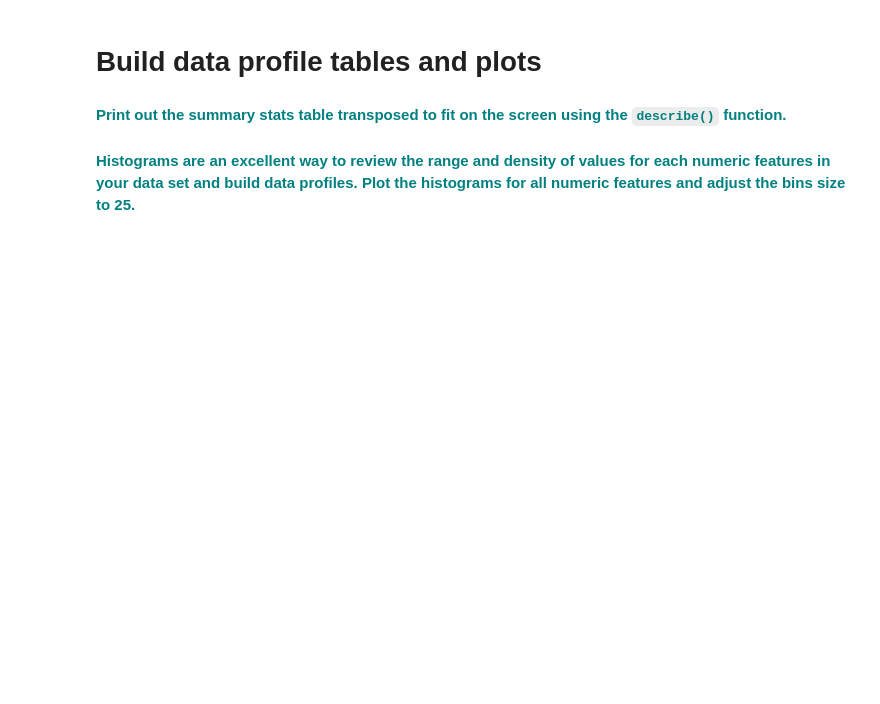
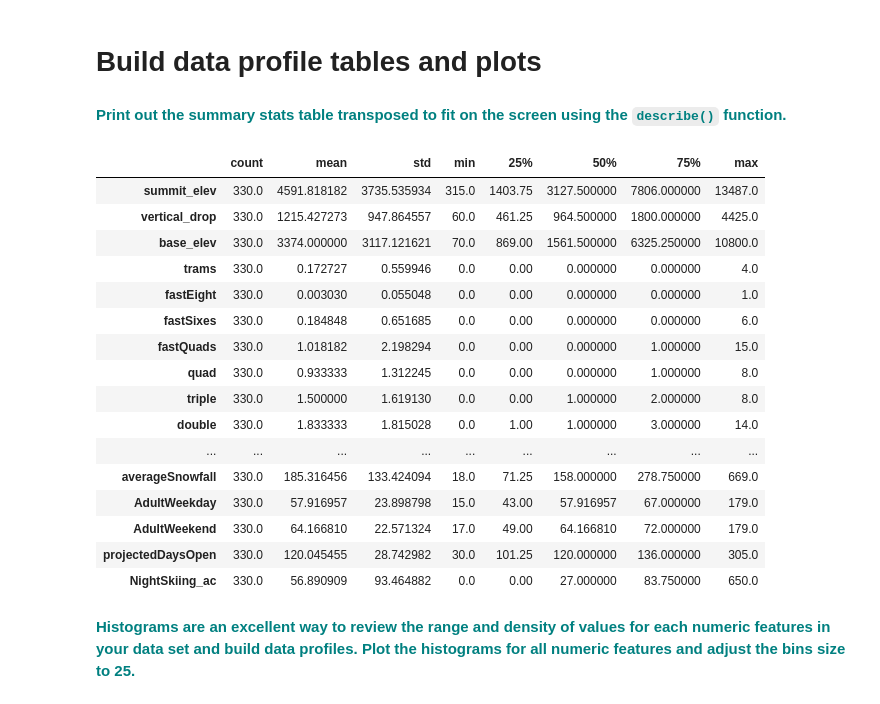
Before and after one commit to jolfr/capstone-01, a Jupyter notebook: notebooks/Notebook_stepthree.ipynb, the cells around one changed output. Saved outputs shown, nothing was run; the diff lists cells and outputs as text; code cells hidden in the pictures; blank space fills up the shorter version.

```diff
--- a/notebooks/Notebook_stepthree.ipynb
+++ b/notebooks/Notebook_stepthree.ipynb
@@ -45,5 +71,25 @@ This is the third step in the Data Science Method. We introduced this topic in t
 # Build data profile tables and plots
 # %% [markdown]
 **<font color='teal'> Print out the summary stats table transposed to fit on the screen using the `describe()` function.</font>**
+# %%
+resort_data.describe().T
+# %% [output]
+|  | count | mean | std | min | 25% | 50% | 75% | max |
+| summit_elev | 330.0 | 4591.818182 | 3735.535934 | 315.0 | 1403.75 | 3127.500000 | 7806.000000 | 13487.0 |
+| vertical_drop | 330.0 | 1215.427273 | 947.864557 | 60.0 | 461.25 | 964.500000 | 1800.000000 | 4425.0 |
+| base_elev | 330.0 | 3374.000000 | 3117.121621 | 70.0 | 869.00 | 1561.500000 | 6325.250000 | 10800.0 |
+| trams | 330.0 | 0.172727 | 0.559946 | 0.0 | 0.00 | 0.000000 | 0.000000 | 4.0 |
+| fastEight | 330.0 | 0.003030 | 0.055048 | 0.0 | 0.00 | 0.000000 | 0.000000 | 1.0 |
+| fastSixes | 330.0 | 0.184848 | 0.651685 | 0.0 | 0.00 | 0.000000 | 0.000000 | 6.0 |
+| fastQuads | 330.0 | 1.018182 | 2.198294 | 0.0 | 0.00 | 0.000000 | 1.000000 | 15.0 |
+| quad | 330.0 | 0.933333 | 1.312245 | 0.0 | 0.00 | 0.000000 | 1.000000 | 8.0 |
+| triple | 330.0 | 1.500000 | 1.619130 | 0.0 | 0.00 | 1.000000 | 2.000000 | 8.0 |
+| double | 330.0 | 1.833333 | 1.815028 | 0.0 | 1.00 | 1.000000 | 3.000000 | 14.0 |
+| ... | ... | ... | ... | ... | ... | ... | ... | ... |
+| averageSnowfall | 330.0 | 185.316456 | 133.424094 | 18.0 | 71.25 | 158.000000 | 278.750000 | 669.0 |
+| AdultWeekday | 330.0 | 57.916957 | 23.898798 | 15.0 | 43.00 | 57.916957 | 67.000000 | 179.0 |
+| AdultWeekend | 330.0 | 64.166810 | 22.571324 | 17.0 | 49.00 | 64.166810 | 72.000000 | 179.0 |
+| projectedDaysOpen | 330.0 | 120.045455 | 28.742982 | 30.0 | 101.25 | 120.000000 | 136.000000 | 305.0 |
+| NightSkiing_ac | 330.0 | 56.890909 | 93.464882 | 0.0 | 0.00 | 27.000000 | 83.750000 | 650.0 |
 # %% [markdown]
 **<font color='teal'> Histograms are an excellent way to review the range and density of values for each numeric features in your data set and build data profiles. Plot the histograms for all numeric features and adjust the bins size to 25.</font>**
```
Also changed, not shown: parts of 4 cells of this notebook.
